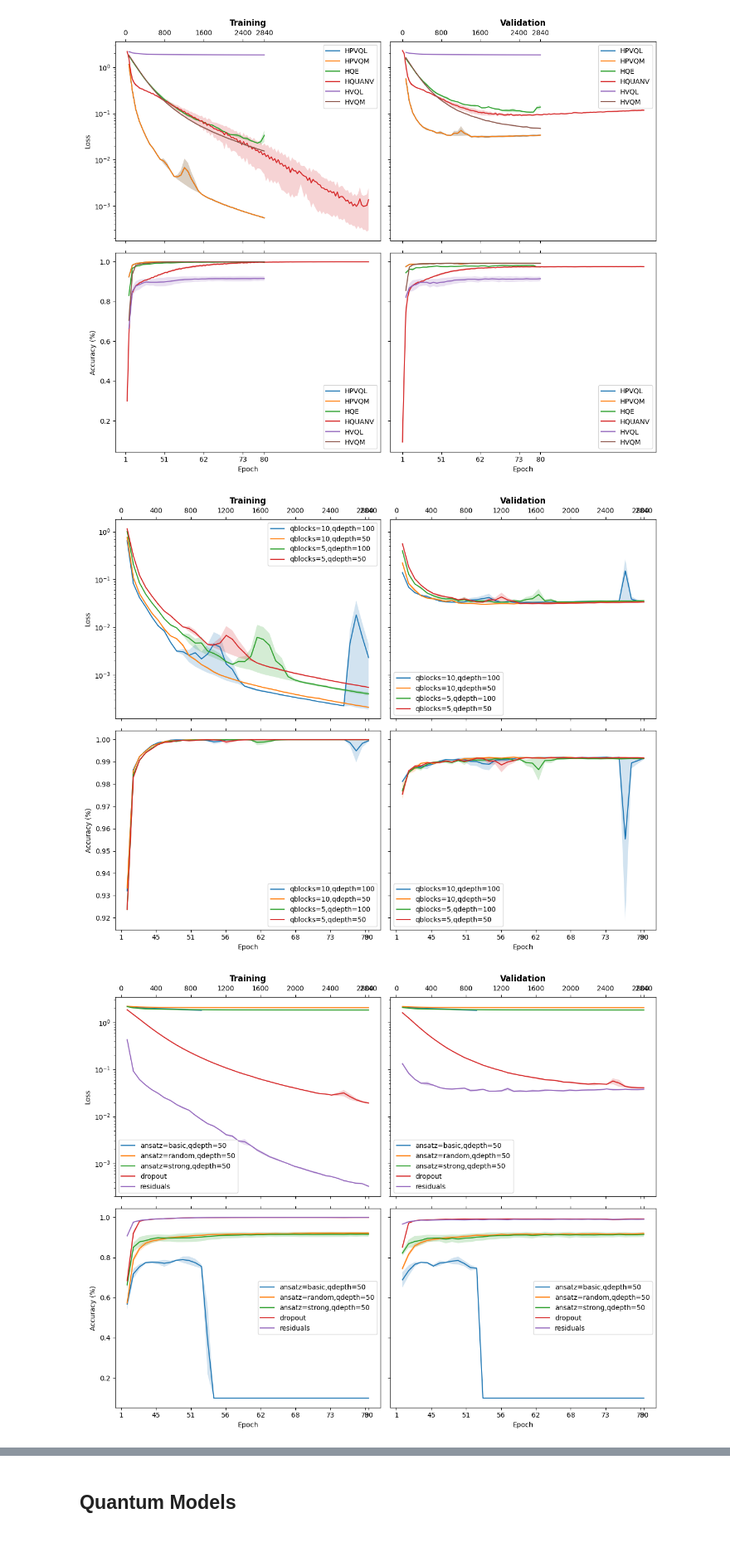
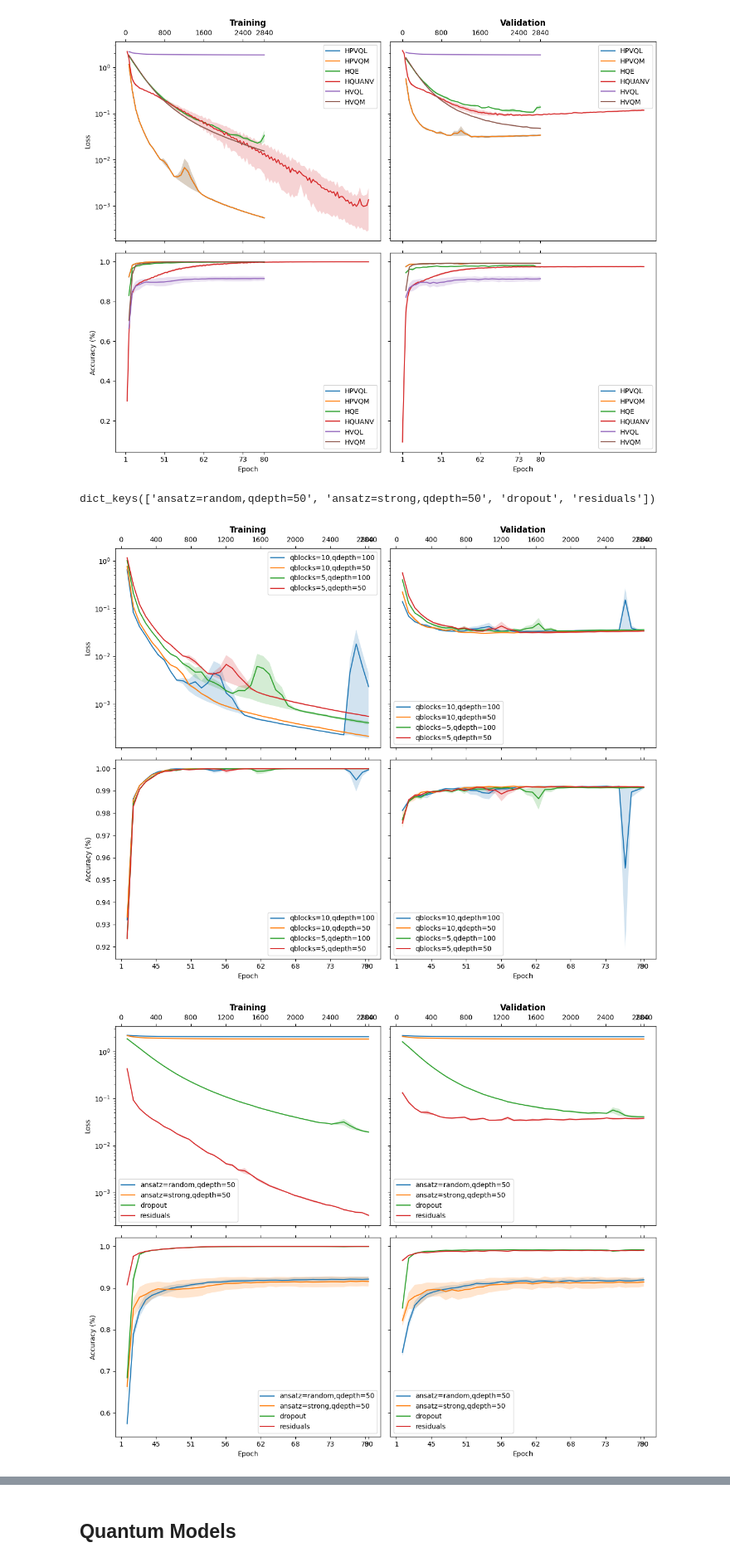
Before and after one commit to fwilhelmy/QB-PIER, a Jupyter notebook: src/visualize.ipynb, the cells around one changed output, grey strips where cells are left out. Shown at 83% size. Cells and saved outputs as stored; diff of their text form; code cells hidden in the pictures.

```diff
--- a/src/visualize.ipynb
+++ b/src/visualize.ipynb
@@ -92,15 +94,24 @@ plot_models_together(mlp_lenet_models, fig_dir=f"{output_dir}/classical/mlp", sh
 plot_models_together(hybrid_baselines, fig_dir=f"{output_dir}/hybrid", show=True)
 # %% [output]
 [figure]
+# %%
+hvql_no_basic = {k: v for k, v in models['hybrid']['hvql'].items() if "basic" not in k.lower()}
+
+hvql_no_basic.keys()
+# %% [output]
+dict_keys(['ansatz=random,qdepth=50', 'ansatz=strong,qdepth=50', 'dropout', 'residuals'])
 # %%
 # The different quantum architectures with their variants
 
+# Removing broken basic variants of HVQL for better visualization
+hvql_no_basic = {k: v for k, v in models['hybrid']['hvql'].items() if "basic" not in k.lower()}
+
 plot_models_together(models['hybrid']['hpvqm'], fig_dir=f"{output_dir}/hybrid/hpvqm", show=True)
-plot_models_together(models['hybrid']['hvql'], fig_dir=f"{output_dir}/hybrid/hvql", show=True)
+plot_models_together(hvql_no_basic, fig_dir=f"{output_dir}/hybrid/hvql", show=True)
 plot_models_together(models['hybrid']['hvqm'], fig_dir=f"{output_dir}/hybrid/hvqm", show=True)
 # %% [output]
 [figure]
-[figure, old version]
+[figure, new version]
 [figure]
 # %% [markdown]
 ## Quantum Models
```
Also changed, not shown: parts of 2 cells of this notebook, 2 other files.
